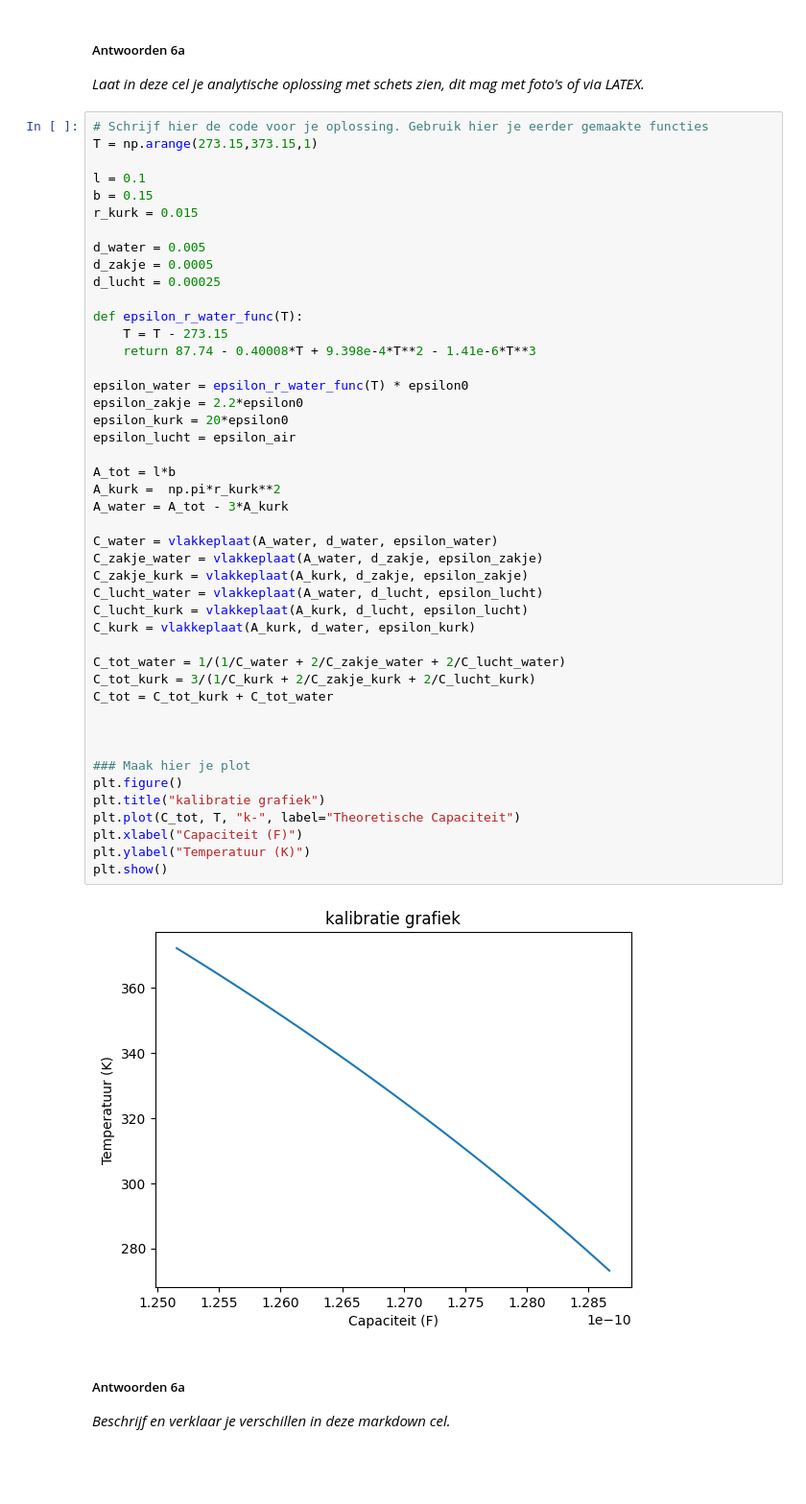
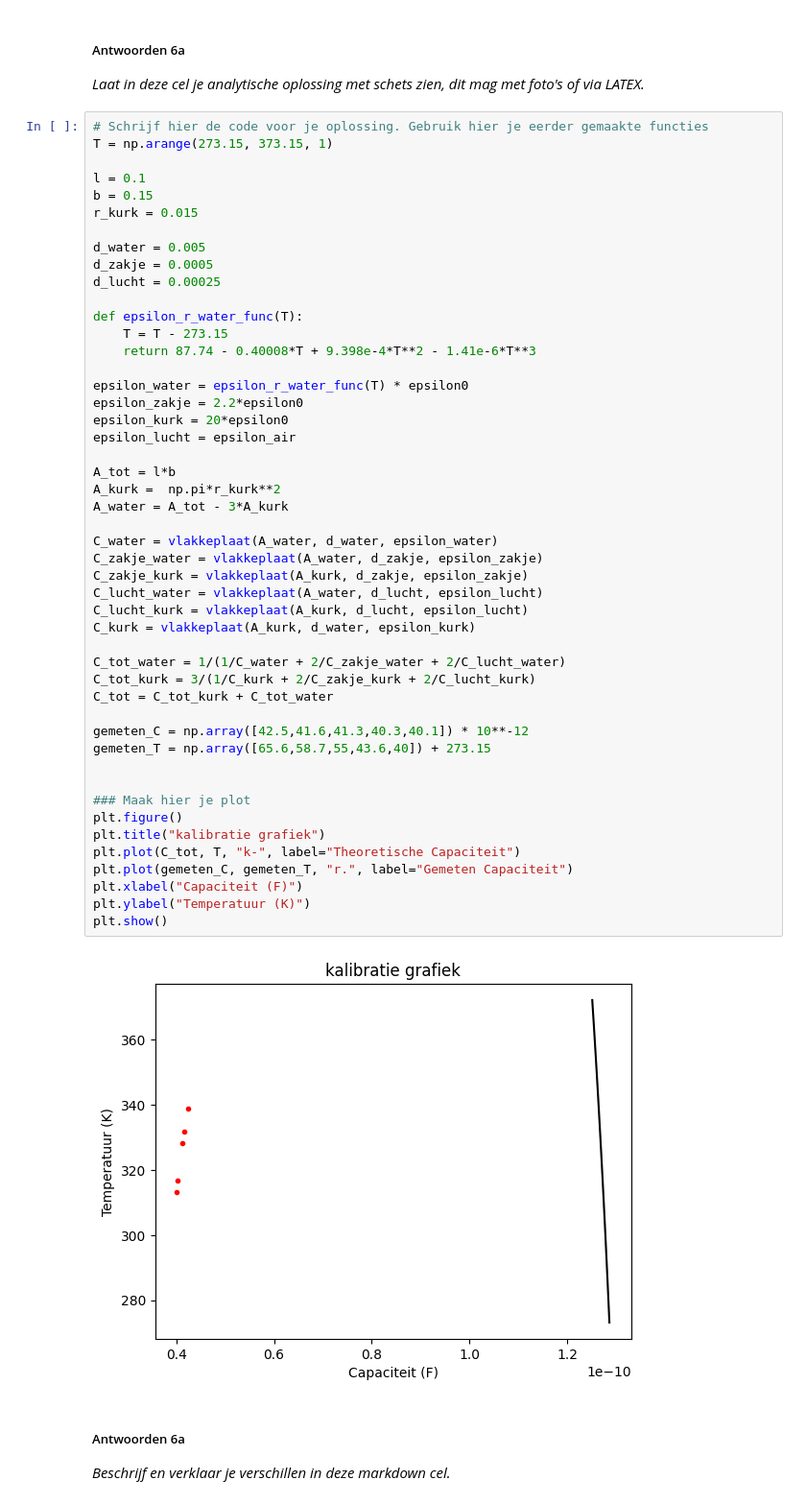
Before and after one commit to AAAGomperts/opdrachten-DEF-D, a Jupyter notebook: DigitaleOntwerpopdrachten/1CondensatorOpdracht/CondensatorOntwerpopdracht.ipynb, the cells around one changed output. Shown at 96% size. Cells and saved outputs as stored; diff of their text form; blank space fills up the shorter version.

```diff
--- a/DigitaleOntwerpopdrachten/1CondensatorOpdracht/CondensatorOntwerpopdracht.ipynb
+++ b/DigitaleOntwerpopdrachten/1CondensatorOpdracht/CondensatorOntwerpopdracht.ipynb
@@ -970,7 +969,7 @@ Deze vraag is goed om te kiezen als je in je ontwerp een kleine laag extra mater
 *Laat in deze cel je analytische oplossing met schets zien, dit mag met foto's of via LATEX.*
 # %%
 # Schrijf hier de code voor je oplossing. Gebruik hier je eerder gemaakte functies
-T = np.arange(273.15,373.15,1)
+T = np.arange(273.15, 373.15, 1)
 
 l = 0.1
 b = 0.15
@@ -987,34 +986,37 @@ def epsilon_r_water_func(T):
 epsilon_water = epsilon_r_water_func(T) * epsilon0
 epsilon_zakje = 2.2*epsilon0
 epsilon_kurk = 20*epsilon0
 epsilon_lucht = epsilon_air
 
 A_tot = l*b
 A_kurk =  np.pi*r_kurk**2
 A_water = A_tot - 3*A_kurk
 
 C_water = vlakkeplaat(A_water, d_water, epsilon_water)
 C_zakje_water = vlakkeplaat(A_water, d_zakje, epsilon_zakje)
 C_zakje_kurk = vlakkeplaat(A_kurk, d_zakje, epsilon_zakje)
 C_lucht_water = vlakkeplaat(A_water, d_lucht, epsilon_lucht)
 C_lucht_kurk = vlakkeplaat(A_kurk, d_lucht, epsilon_lucht)
 C_kurk = vlakkeplaat(A_kurk, d_water, epsilon_kurk)
 
 C_tot_water = 1/(1/C_water + 2/C_zakje_water + 2/C_lucht_water)
 C_tot_kurk = 3/(1/C_kurk + 2/C_zakje_kurk + 2/C_lucht_kurk)
 C_tot = C_tot_kurk + C_tot_water
 
+gemeten_C = np.array([42.5,41.6,41.3,40.3,40.1]) * 10**-12
+gemeten_T = np.array([65.6,58.7,55,43.6,40]) + 273.15
 
 
 ### Maak hier je plot
 plt.figure()
 plt.title("kalibratie grafiek")
 plt.plot(C_tot, T, "k-", label="Theoretische Capaciteit")
+plt.plot(gemeten_C, gemeten_T, "r.", label="Gemeten Capaciteit")
 plt.xlabel("Capaciteit (F)")
 plt.ylabel("Temperatuur (K)")
 plt.show()
 # %% [output]
-[figure, old version]
+[figure, new version]
 # %% [markdown]
 ##### Antwoorden 6a
 
```
Also changed, not shown: parts of 7 cells of this notebook.
